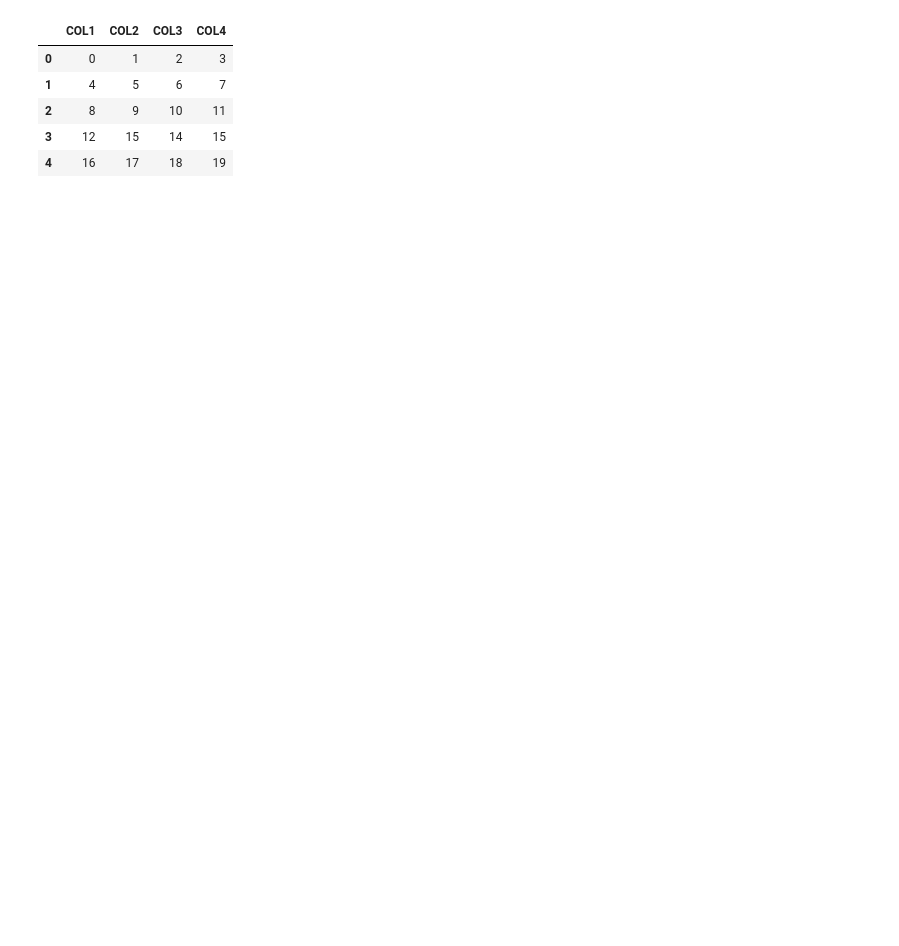
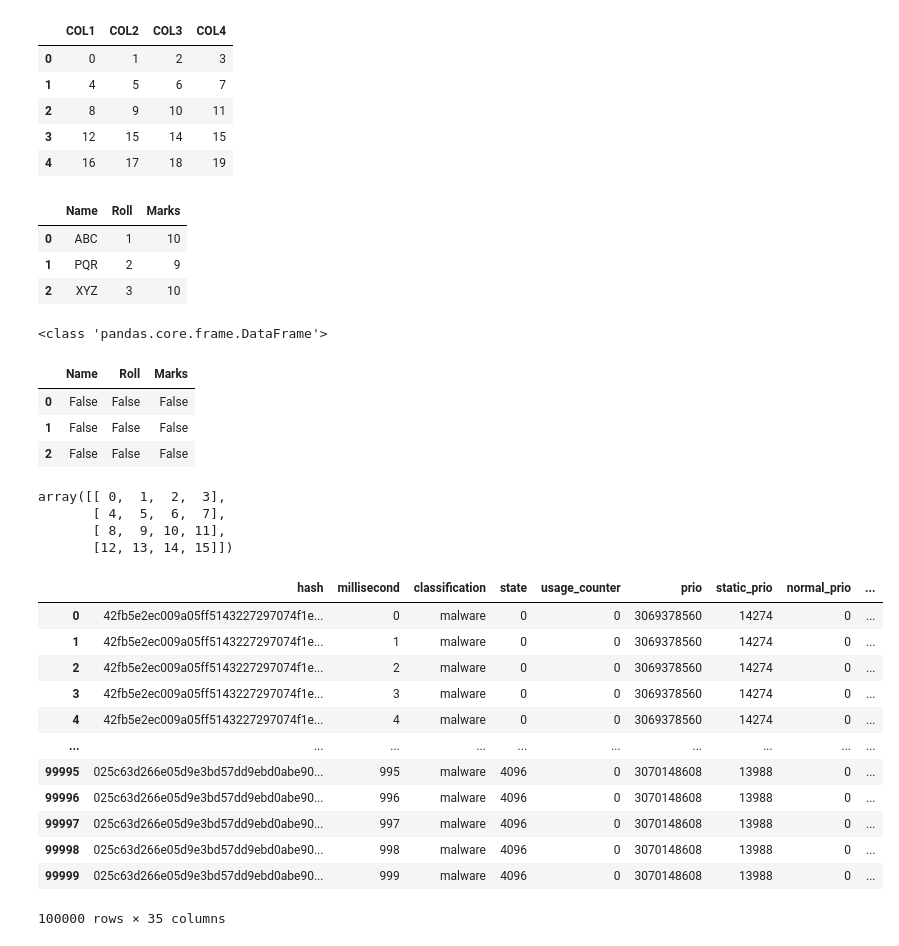
Before and after one commit to kshitizkool/Tools-and-Techniques-Lab, a Jupyter notebook: T&TLab8.ipynb, the cells around one changed output. Saved outputs shown, nothing was run; the diff lists cells and outputs as text; code cells hidden in the pictures; blank space fills up the shorter version.

```diff
--- a/T&TLab8.ipynb
+++ b/T&TLab8.ipynb
@@ -16,0 +20,45 @@ df
+# %%
+df
+# %% [output]
+|  | Name | Roll | Marks |
+| 0 | ABC | 1 | 10 |
+| 1 | PQR | 2 | 9 |
+| 2 | XYZ | 3 | 10 |
+# %%
+print(type(df))
+# %% [output]
+<class 'pandas.core.frame.DataFrame'>
+# %%
+df.isnull()
+# %% [output]
+|  | Name | Roll | Marks |
+| 0 | False | False | False |
+| 1 | False | False | False |
+| 2 | False | False | False |
+# %%
+np.arange(0,16).reshape(4,4)
+# %% [output]
+array([[ 0,  1,  2,  3],
+       [ 4,  5,  6,  7],
+       [ 8,  9, 10, 11],
+       [12, 13, 14, 15]])
+# %%
+from io import StringIO
+import pandas as pd
+df=pd.read_csv('Malware.csv')
+# %%
+df
+# %% [output]
+|  | hash | millisecond | classification | state | usage_counter | prio | static_prio | normal_prio | ... |
+| 0 | 42fb5e2ec009a05ff5143227297074f1e... | 0 | malware | 0 | 0 | 3069378560 | 14274 | 0 | ... |
+| 1 | 42fb5e2ec009a05ff5143227297074f1e... | 1 | malware | 0 | 0 | 3069378560 | 14274 | 0 | ... |
+| 2 | 42fb5e2ec009a05ff5143227297074f1e... | 2 | malware | 0 | 0 | 3069378560 | 14274 | 0 | ... |
+| 3 | 42fb5e2ec009a05ff5143227297074f1e... | 3 | malware | 0 | 0 | 3069378560 | 14274 | 0 | ... |
+| 4 | 42fb5e2ec009a05ff5143227297074f1e... | 4 | malware | 0 | 0 | 3069378560 | 14274 | 0 | ... |
+| ... | ... | ... | ... | ... | ... | ... | ... | ... | ... |
+| 99995 | 025c63d266e05d9e3bd57dd9ebd0abe90... | 995 | malware | 4096 | 0 | 3070148608 | 13988 | 0 | ... |
+| 99996 | 025c63d266e05d9e3bd57dd9ebd0abe90... | 996 | malware | 4096 | 0 | 3070148608 | 13988 | 0 | ... |
+| 99997 | 025c63d266e05d9e3bd57dd9ebd0abe90... | 997 | malware | 4096 | 0 | 3070148608 | 13988 | 0 | ... |
+| 99998 | 025c63d266e05d9e3bd57dd9ebd0abe90... | 998 | malware | 4096 | 0 | 3070148608 | 13988 | 0 | ... |
+| 99999 | 025c63d266e05d9e3bd57dd9ebd0abe90... | 999 | malware | 4096 | 0 | 3070148608 | 13988 | 0 | ... |
+100000 rows × 35 columns
```
Also changed, not shown: parts of 4 cells of this notebook.
